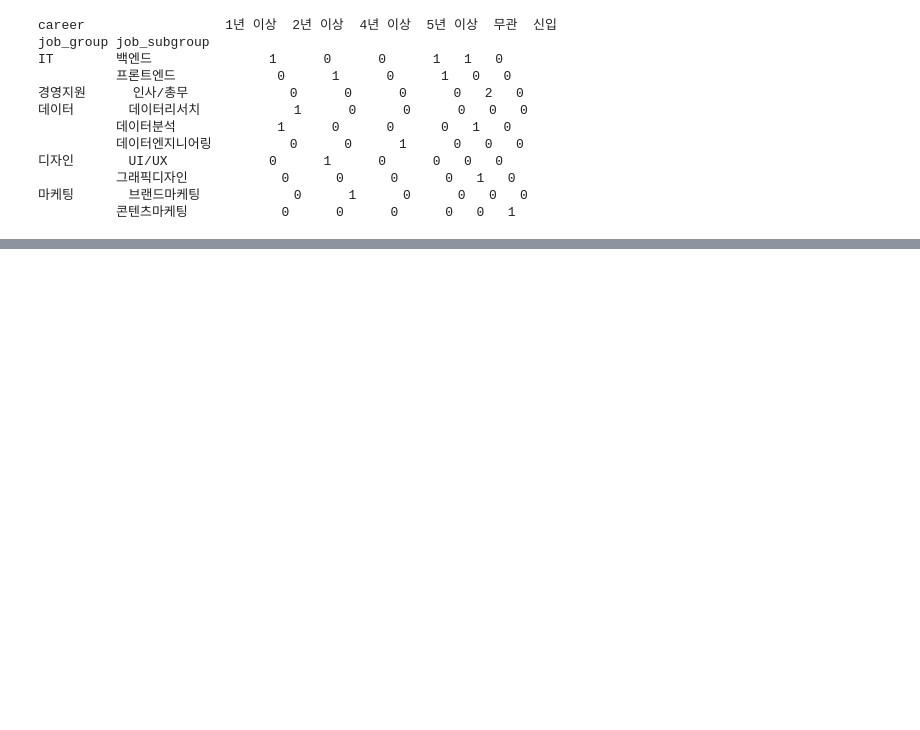
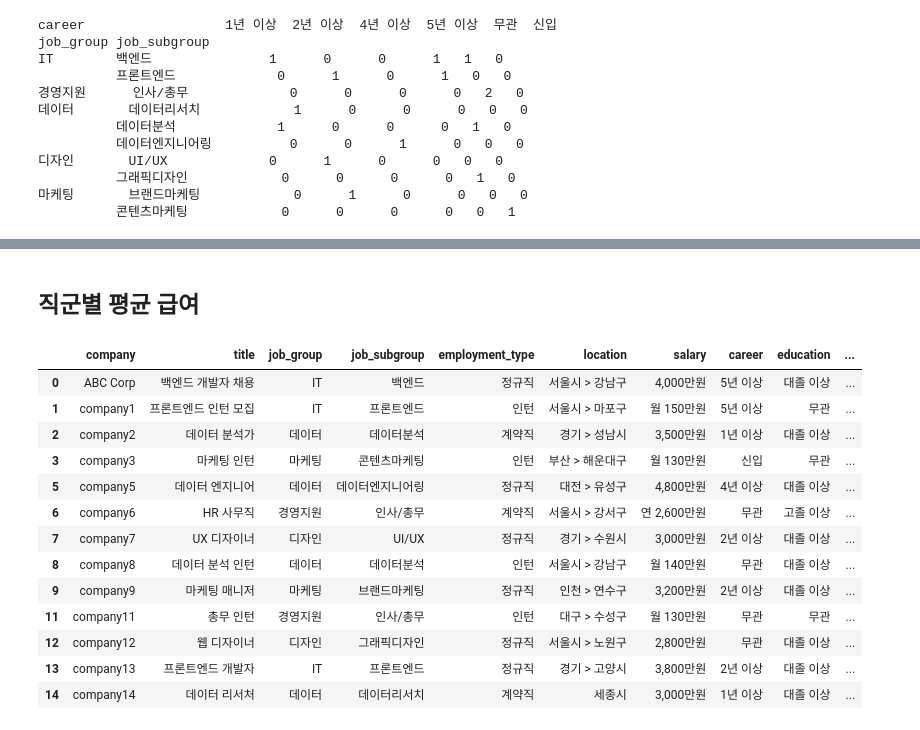
Before and after one commit to J-millar99/SK_Rookie_Mini_Project1, a Jupyter notebook: analysis/dummy_analysis.ipynb, the cells around one changed output, grey strips where cells are left out. Cells and saved outputs as stored; diff of their text form; code cells hidden in the pictures; blank space fills up the shorter version.

```diff
--- a/analysis/dummy_analysis.ipynb
+++ b/analysis/dummy_analysis.ipynb
@@ -327,0 +324,37 @@ plt.show()
+# %% [markdown]
+## 직군별 평균 급여
+# %%
+import re
+
+def parse_salary(salary):
+    salary = salary.replace(',', '')
+
+    # 연봉
+    match_year = re.search(r'(\d+)만원', salary)
+    if match_year:
+        return int(match_year.group(1))
+
+    # 월급
+    match_month = re.search(r'월\s*(\d+)만원', salary)
+    if match_month:
+        return int(match_month.group(1)) * 12
+
+    return None  # '협의' 등 처리 불가 항목
+
+df['salary_num'] = df['salary'].apply(parse_salary)
+df.dropna(subset=['salary_num'])
+# %% [output]
+|  | company | title | job_group | job_subgroup | employment_type | location | salary | career | education | ... |
+| 0 | ABC Corp | 백엔드 개발자 채용 | IT | 백엔드 | 정규직 | 서울시 > 강남구 | 4,000만원 | 5년 이상 | 대졸 이상 | ... |
+| 1 | company1 | 프론트엔드 인턴 모집 | IT | 프론트엔드 | 인턴 | 서울시 > 마포구 | 월 150만원 | 5년 이상 | 무관 | ... |
+| 2 | company2 | 데이터 분석가 | 데이터 | 데이터분석 | 계약직 | 경기 > 성남시 | 3,500만원 | 1년 이상 | 대졸 이상 | ... |
+| 3 | company3 | 마케팅 인턴 | 마케팅 | 콘텐츠마케팅 | 인턴 | 부산 > 해운대구 | 월 130만원 | 신입 | 무관 | ... |
+| 5 | company5 | 데이터 엔지니어 | 데이터 | 데이터엔지니어링 | 정규직 | 대전 > 유성구 | 4,800만원 | 4년 이상 | 대졸 이상 | ... |
+| 6 | company6 | HR 사무직 | 경영지원 | 인사/총무 | 계약직 | 서울시 > 강서구 | 연 2,600만원 | 무관 | 고졸 이상 | ... |
+| 7 | company7 | UX 디자이너 | 디자인 | UI/UX | 정규직 | 경기 > 수원시 | 3,000만원 | 2년 이상 | 대졸 이상 | ... |
+| 8 | company8 | 데이터 분석 인턴 | 데이터 | 데이터분석 | 인턴 | 서울시 > 강남구 | 월 140만원 | 무관 | 대졸 이상 | ... |
+| 9 | company9 | 마케팅 매니저 | 마케팅 | 브랜드마케팅 | 정규직 | 인천 > 연수구 | 3,200만원 | 2년 이상 | 대졸 이상 | ... |
+| 11 | company11 | 총무 인턴 | 경영지원 | 인사/총무 | 인턴 | 대구 > 수성구 | 월 130만원 | 무관 | 무관 | ... |
+| 12 | company12 | 웹 디자이너 | 디자인 | 그래픽디자인 | 정규직 | 서울시 > 노원구 | 2,800만원 | 무관 | 대졸 이상 | ... |
+| 13 | company13 | 프론트엔드 개발자 | IT | 프론트엔드 | 정규직 | 경기 > 고양시 | 3,800만원 | 2년 이상 | 대졸 이상 | ... |
+| 14 | company14 | 데이터 리서처 | 데이터 | 데이터리서치 | 계약직 | 세종시 | 3,000만원 | 1년 이상 | 대졸 이상 | ... |
```
Also changed, not shown: parts of 7 cells of this notebook.
